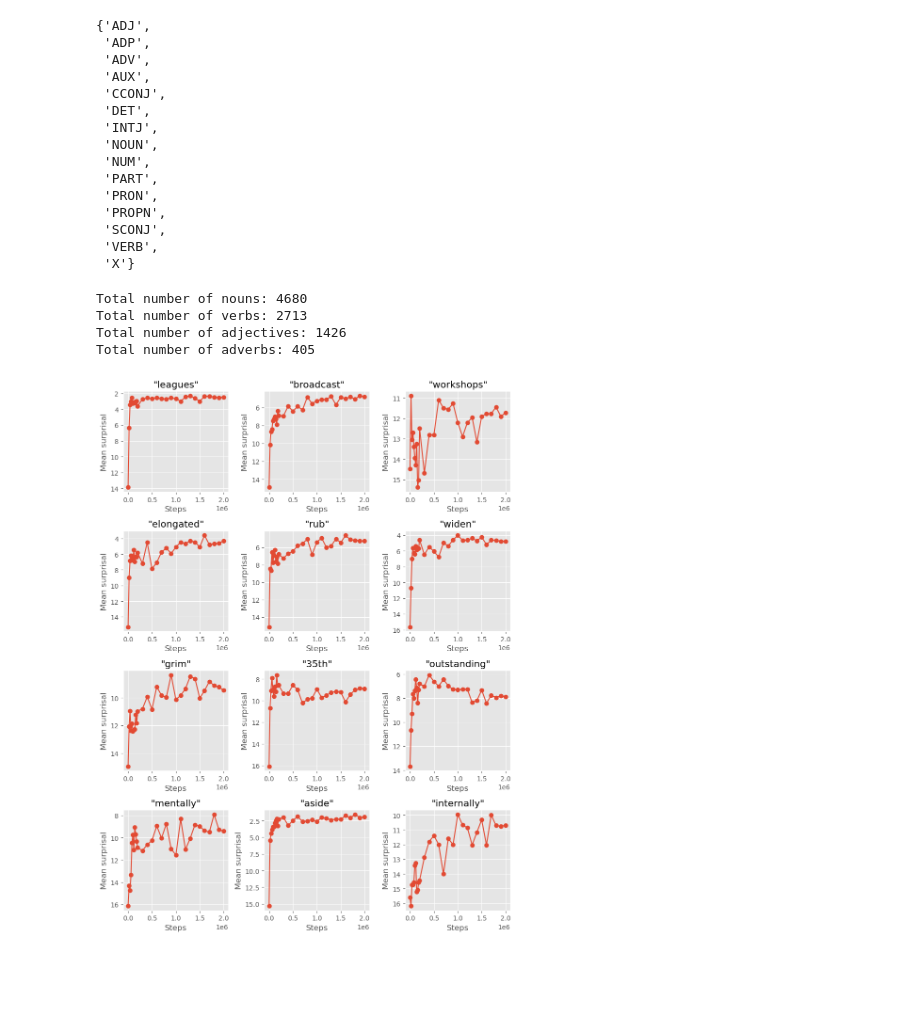
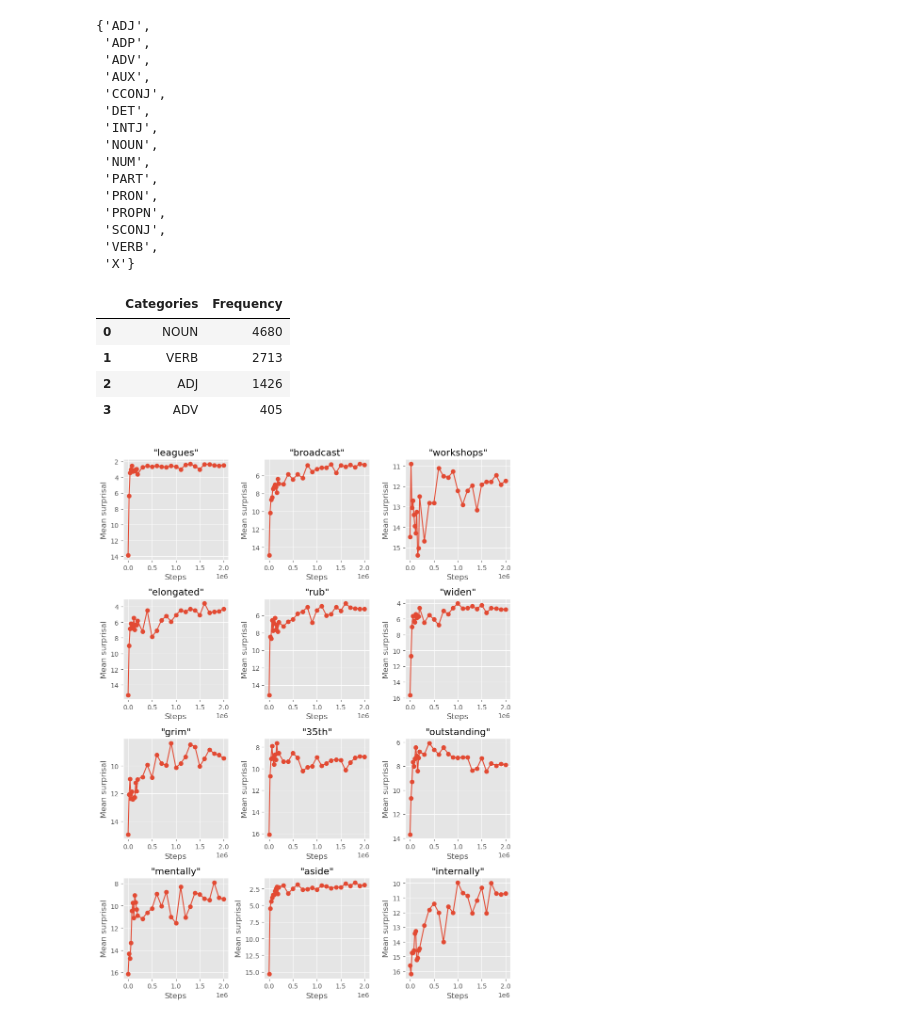
Before and after one commit to NazaninShafiabadi/NeuralLMs, a Jupyter notebook: src/word_acquisition.ipynb, the cells around one changed output. Drawn from its saved outputs; the diff is of its cells as text; code cells hidden in the pictures; blank space fills up the shorter version.

```diff
--- a/src/word_acquisition.ipynb
+++ b/src/word_acquisition.ipynb
@@ -332,18 +359,20 @@ all_pos_tags
 # %%
 num_nouns = surps_with_pos[surps_with_pos['POS'].apply(lambda pos_list: 'NOUN' in pos_list)]['Token'].nunique()
 num_verbs = surps_with_pos[surps_with_pos['POS'].apply(lambda pos_list: 'VERB' in pos_list)]['Token'].nunique()
 num_adjs = surps_with_pos[surps_with_pos['POS'].apply(lambda pos_list: 'ADJ' in pos_list)]['Token'].nunique()
 num_advs = surps_with_pos[surps_with_pos['POS'].apply(lambda pos_list: 'ADV' in pos_list)]['Token'].nunique()
 
-print(f"Total number of nouns: {num_nouns}")
-print(f"Total number of verbs: {num_verbs}")
-print(f"Total number of adjectives: {num_adjs}")
-print(f"Total number of adverbs: {num_advs}")
+# Distribution of lexical categories within the dataset
+pd.DataFrame({
+    'Categories': ['NOUN', 'VERB', 'ADJ', 'ADV'],
+    'Frequency': [num_nouns, num_verbs, num_adjs, num_advs]   # CIC: Count in Corpus
+})
 # %% [output]
-Total number of nouns: 4680
-Total number of verbs: 2713
-Total number of adjectives: 1426
-Total number of adverbs: 405
+|  | Categories | Frequency |
+| 0 | NOUN | 4680 |
+| 1 | VERB | 2713 |
+| 2 | ADJ | 1426 |
+| 3 | ADV | 405 |
 # %%
 noun = surps_with_pos[surps_with_pos['POS'].apply(lambda pos_list: 'NOUN' in pos_list and len(pos_list) == 1)]
 verb = surps_with_pos[surps_with_pos['POS'].apply(lambda pos_list: 'VERB' in pos_list and len(pos_list) == 1)]
```
Also changed, not shown: parts of 3 cells of this notebook, 3 other files.
